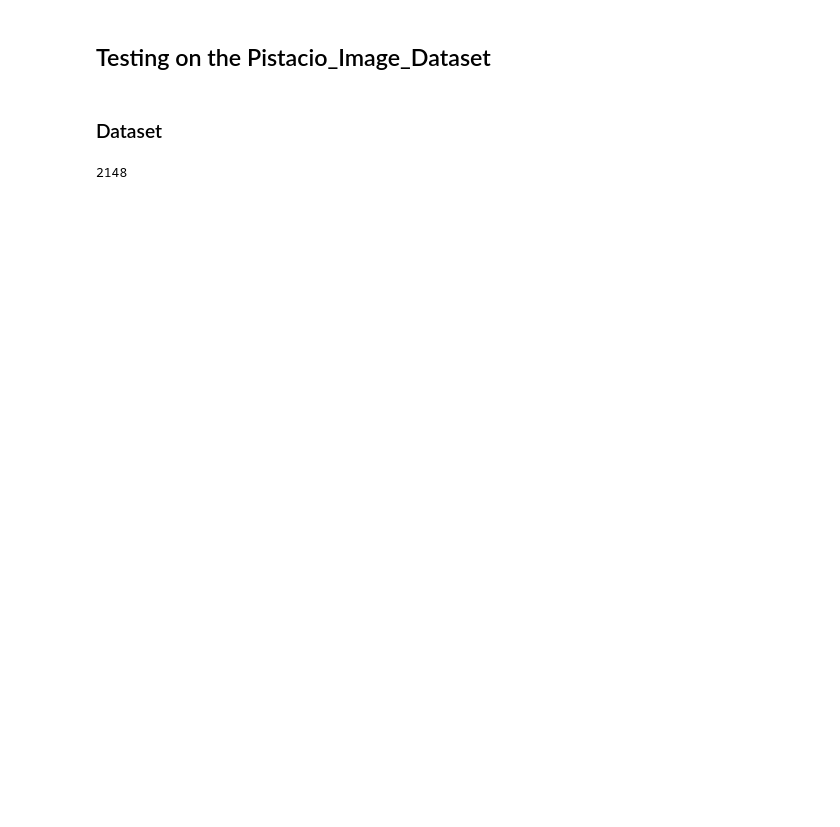
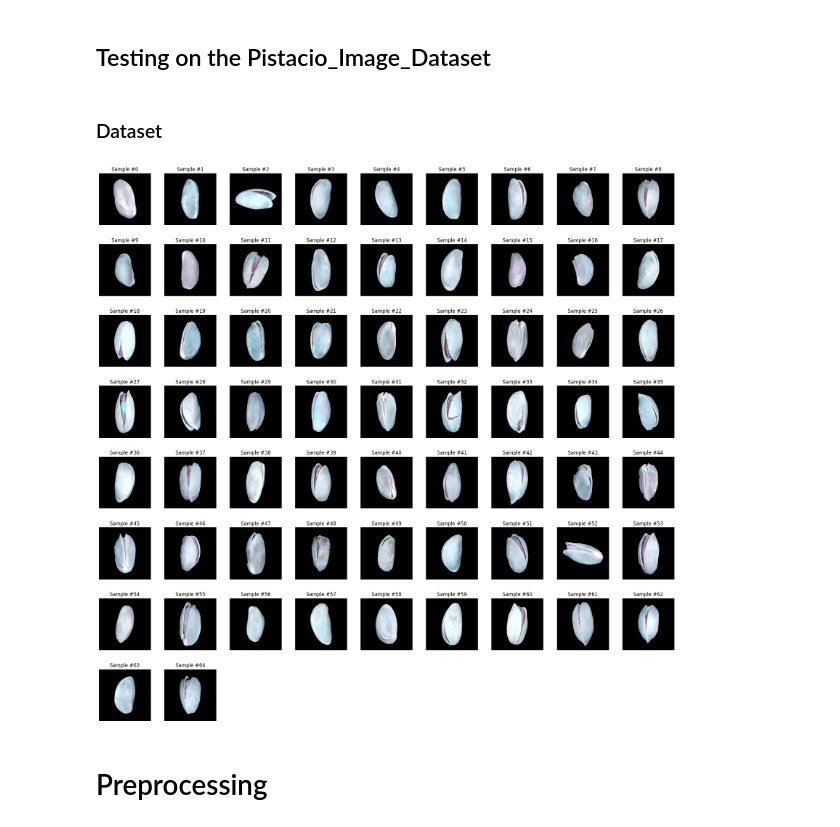
Before and after one commit to LukasBeckers/training, a Jupyter notebook: CNN.ipynb, the cells around one changed output. Drawn from its saved outputs; the diff is of its cells as text; code cells hidden in the pictures; blank space fills up the shorter version.

```diff
--- a/CNN.ipynb
+++ b/CNN.ipynb
@@ -15,7 +21,7 @@ import numpy as np
 # %%
 
 class CustomDataset(Dataset):
-    def __init__(self, transforms=None):
+    def __init__(self, preprocess_transforms=None):
 
         base_dir = os.path.dirname(os.path.abspath(__name__))
         image_dir = os.path.join("Pistachio_Image_Dataset", "Pistachio_Image_Dataset")
@@ -28,7 +34,7 @@ class CustomDataset(Dataset):
 
         self.image_files = kirmizi_abs_files + siirt_abs_files
         self.classes = np.full(len(kirmizi_abs_files), 0).tolist() + np.full(len(siirt_abs_files), 1).tolist()
-        self.transforms = transforms
+        self.preprocess_transforms = preprocess_transforms
 
     def __len__(self):
         return len(self.classes)
@@ -43,13 +49,28 @@ class CustomDataset(Dataset):
         image = cv2.imread(img_path)
         sample = {"image": image, "class": img_class}
 
-        if self.transforms is not None:
-            smaple = self.transforms(sample)
+        if self.preprocess_transforms is not None:
+            sample = self.preprocess_transforms(sample)
 
         return sample
 
-ds = CustomDataset()
+base_ds = CustomDataset()
 # %%
-len(ds)
+# View a few samples from the dataset
+
+n_show = 64
+fig = plt.figure(figsize=[20, 20])
+
+for i, sample in enumerate(base_ds):
+    ax = plt.subplot(8, n_show//8 + 1, i + 1)
+    plt.tight_layout()
+    ax.set_title('Sample #{}'.format(i))
+    ax.axis('off')
+    ax.imshow(sample["image"])
+    if i == n_show:
+        plt.show()
+        break
 # %% [output]
-2148
+[figure, added]
+# %% [markdown]
+# Preprocessing
```
Also changed, not shown: parts of 11 cells of this notebook.
